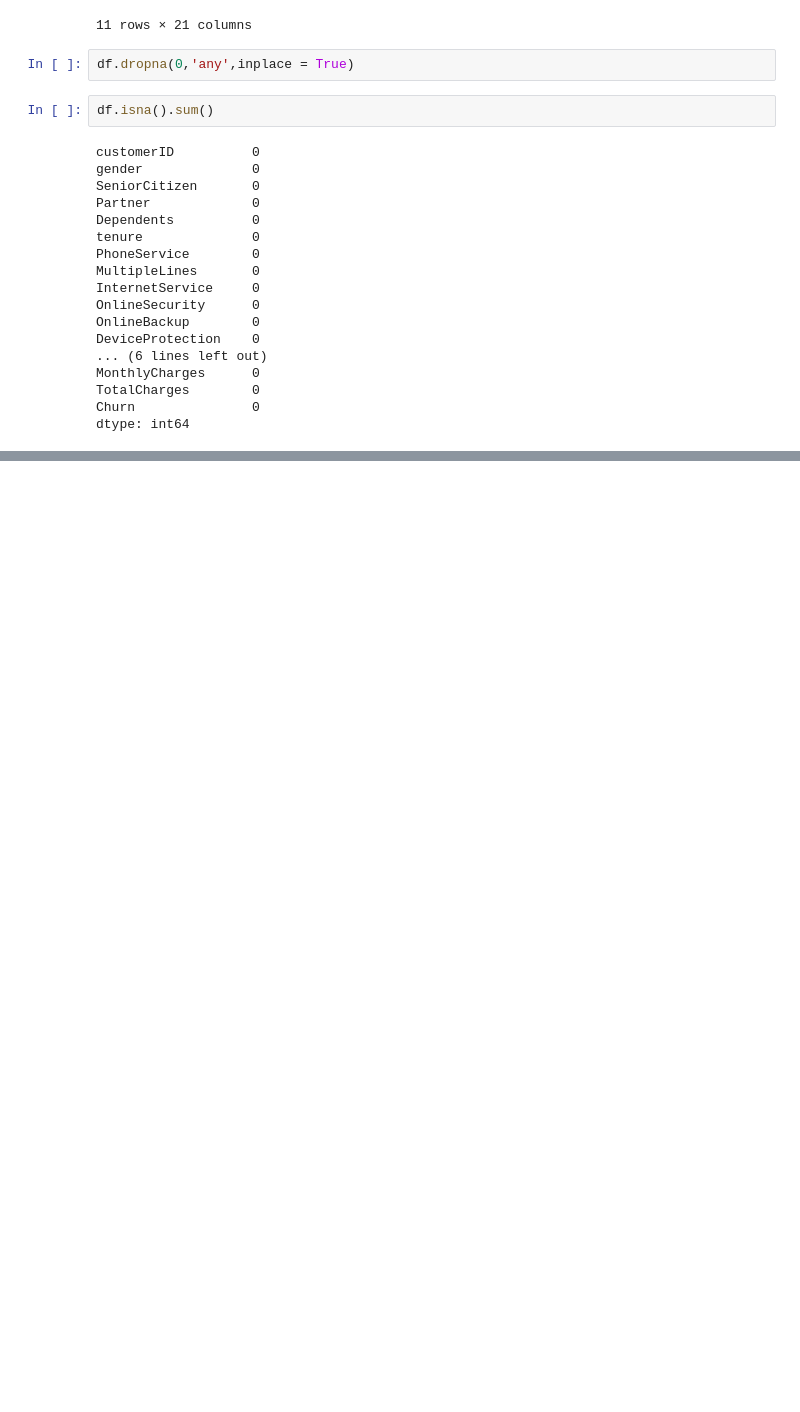
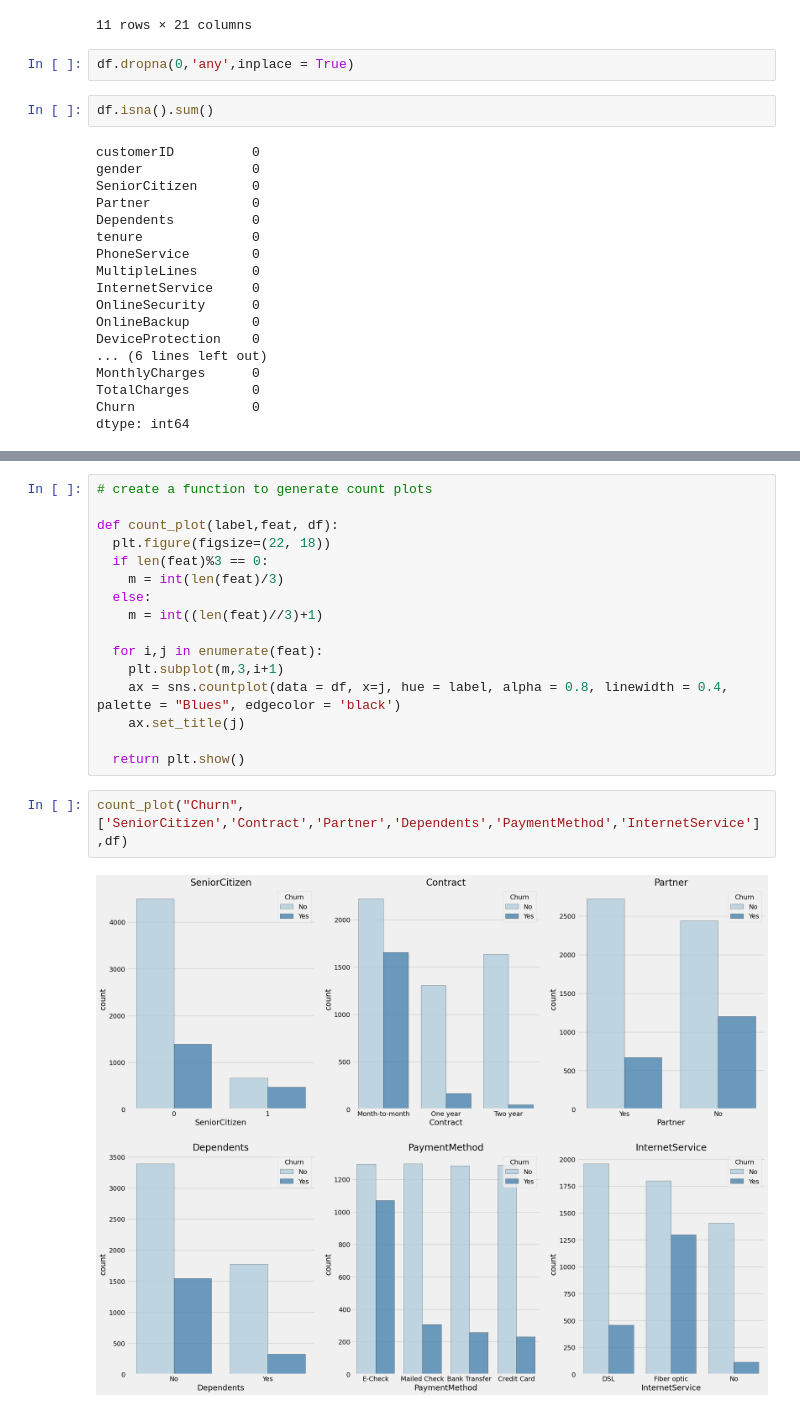
Before and after one commit to sumangupta87/Telecom-Churn-Prediction---Kaggle-Competition, a Jupyter notebook: Telecom_Churn_Prediction.ipynb, the cells around one changed output, grey strips where cells are left out. Cells and saved outputs as stored; diff of their text form; blank space fills up the shorter version.

```diff
--- a/Telecom_Churn_Prediction.ipynb
+++ b/Telecom_Churn_Prediction.ipynb
@@ -184,0 +219,20 @@ dtype: int64
+# %%
+# create a function to generate count plots
+
+def count_plot(label,feat, df):
+  plt.figure(figsize=(22, 18))
+  if len(feat)%3 == 0:
+    m = int(len(feat)/3)
+  else:
+    m = int((len(feat)//3)+1)
+
+  for i,j in enumerate(feat):
+    plt.subplot(m,3,i+1)
+    ax = sns.countplot(data = df, x=j, hue = label, alpha = 0.8, linewidth = 0.4, palette = "Blues", edgecolor = 'black')
+    ax.set_title(j)
+
+  return plt.show()
+# %%
+count_plot("Churn",['SeniorCitizen','Contract','Partner','Dependents','PaymentMethod','InternetService'],df)
+# %% [output]
+[figure, added]
```
Also changed, not shown: parts of 18 cells of this notebook.
